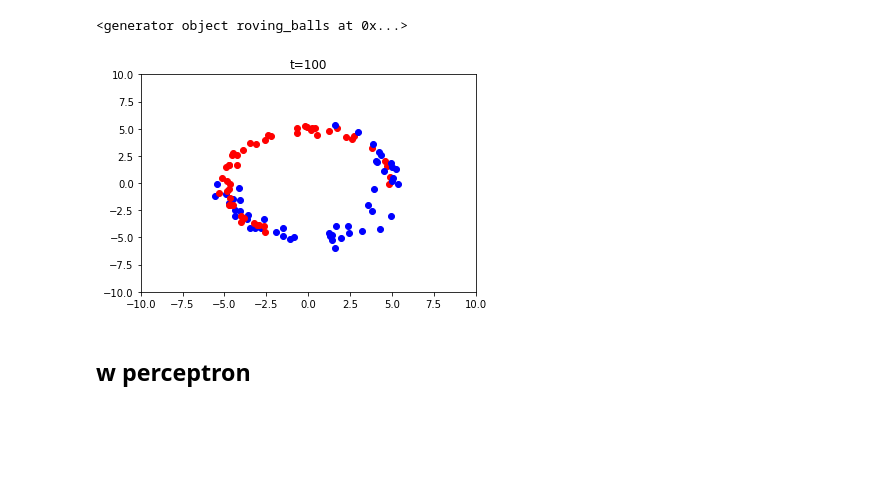
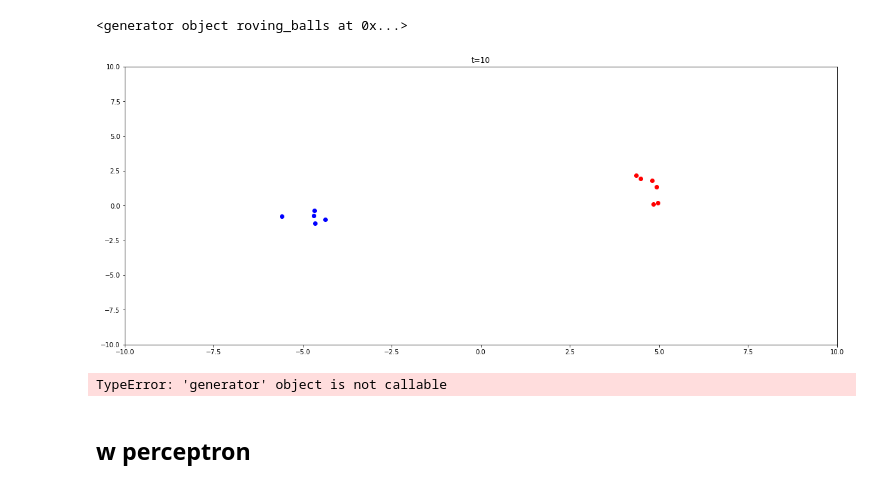
Before and after one commit to AndreasAlam/olac, a Jupyter notebook: notebooks/sbe_vis_demo_dev.ipynb, the cells around one changed output. Drawn from its saved outputs; the diff is of its cells as text; code cells hidden in the pictures; blank space fills up the shorter version.

```diff
--- a/notebooks/sbe_vis_demo_dev.ipynb
+++ b/notebooks/sbe_vis_demo_dev.ipynb
@@ -130,16 +133,24 @@ roving_balls(steps=10)
 <generator object roving_balls at 0x...>
 # %%
 
-for t, x in enumerate(roving_balls(steps=100, period=150, var1=0.2, var2=0.5)):
+for t, x in enumerate(roving_balls(steps=10, period=150, var1=0.2,
+                                   var2=0.5)):
     plt.scatter(*x[:2], color=['r','b'][int(x[-1])])
     plt.title(f't={t}')
     plt.xlim(-10,10)
     plt.ylim(-10,10)
     display.clear_output(wait=True)
     display.display(plt.gcf())
 plt.close()
 # %% [output]
-[figure, old version]
+[figure, new version]
+# %%
+for i in range(10):
+    x = roving_balls(steps=10, period=150,
+                                   var1=0.2, var2=0.5)
+    print(x)
+# %% [output]
+TypeError: 'generator' object is not callable
 # %% [markdown]
 ## w perceptron
 # %% [markdown]
```
Also changed, not shown: parts of 12 cells of this notebook, 2 other files.
